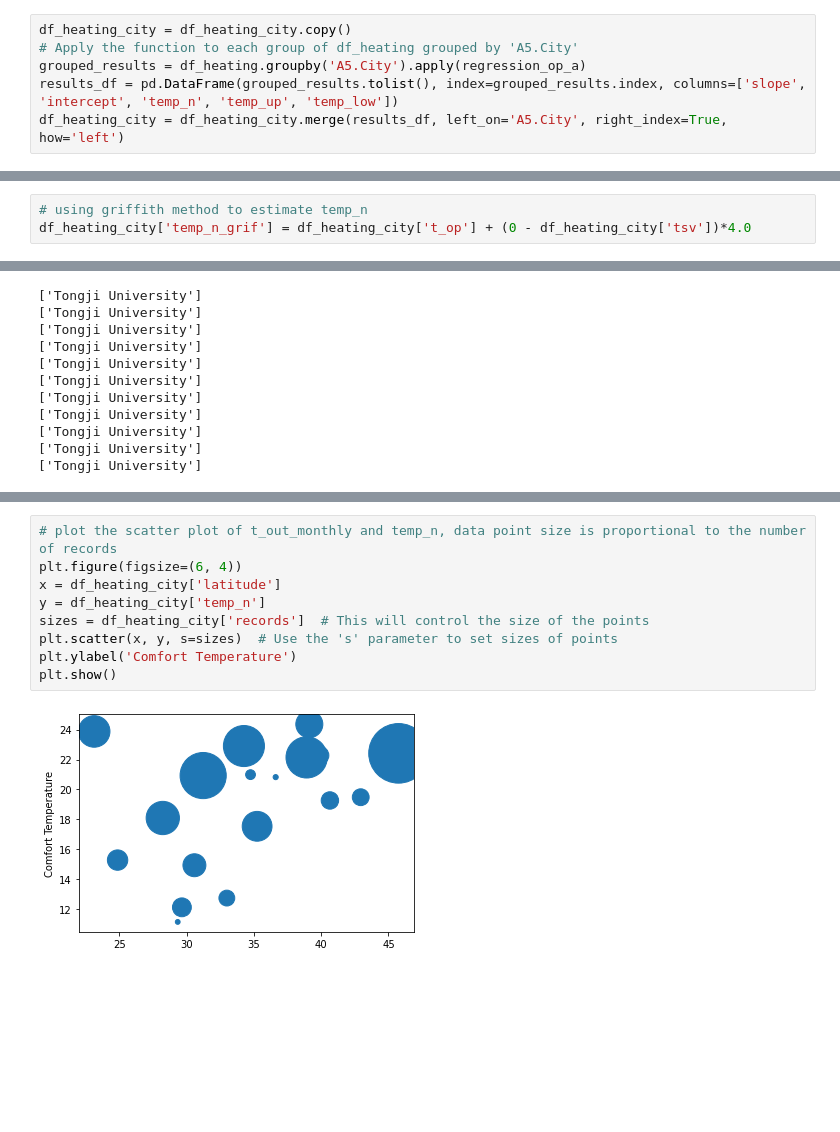
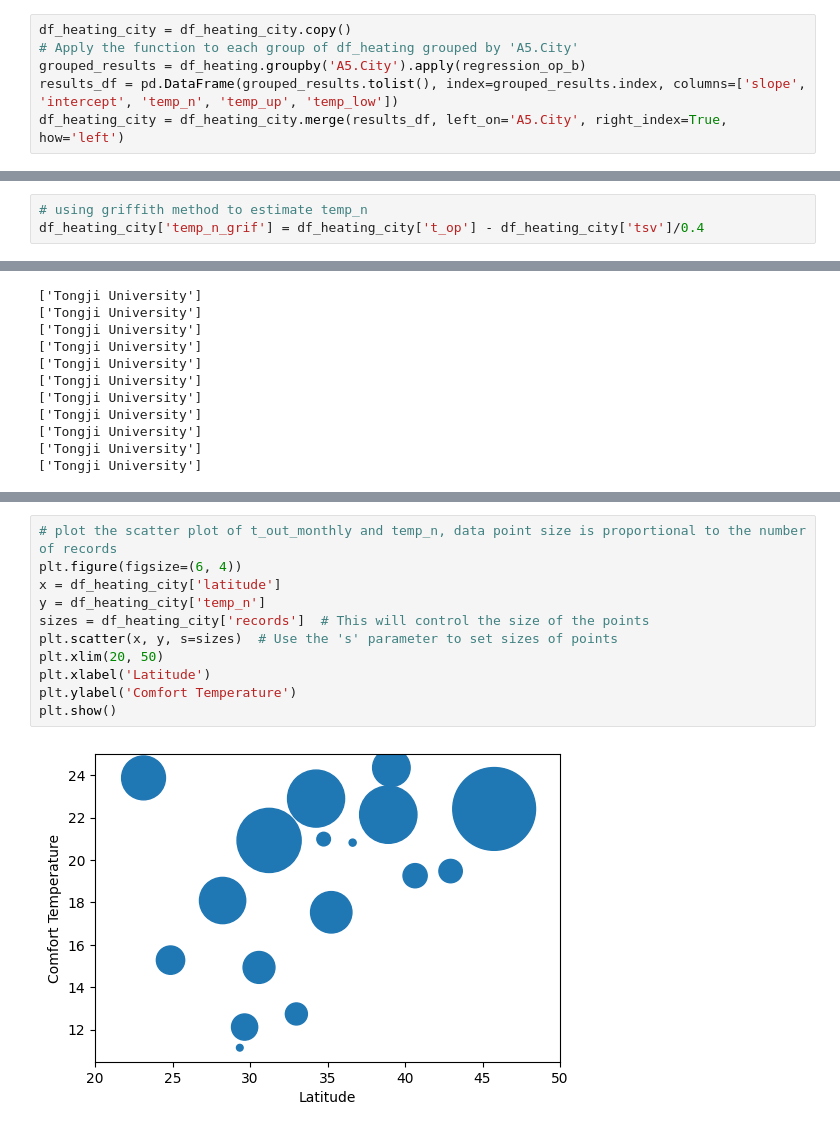
Before and after one commit to ruijis/RD_comfort, a Jupyter notebook: explore.ipynb, the cells around one changed output, grey strips where cells are left out. Cells and saved outputs as stored; diff of their text form; blank space fills up the shorter version.

```diff
--- a/explore.ipynb
+++ b/explore.ipynb
@@ -310,7 +318,7 @@ df_heating_city = df_heating_1.groupby('A5.City').agg(
 # %%
 df_heating_city = df_heating_city.copy()
 # Apply the function to each group of df_heating grouped by 'A5.City'
-grouped_results = df_heating.groupby('A5.City').apply(regression_op_a)
+grouped_results = df_heating.groupby('A5.City').apply(regression_op_b)
 results_df = pd.DataFrame(grouped_results.tolist(), index=grouped_results.index, columns=['slope', 'intercept', 'temp_n', 'temp_up', 'temp_low'])
 df_heating_city = df_heating_city.merge(results_df, left_on='A5.City', right_index=True, how='left')
 # %%
@@ -328,7 +336,7 @@ df_heating_city = df_heating_city.merge(results_df, left_on='A5.City', right_ind
 # df_heating_city = df_heating_city.append({'A5.City': 'Delhi', 'records': 96, 't_op': 21.5383, 'tsv': -0.72916, 'latitude': 28.70, 'slope': np.nan, 'intercept': np.nan, 'temp_n': 22.05647, 'temp_up': np.nan, 'temp_low': np.nan}, ignore_index=True)
 # %%
 # using griffith method to estimate temp_n
-df_heating_city['temp_n_grif'] = df_heating_city['t_op'] + (0 - df_heating_city['tsv'])*4.0
+df_heating_city['temp_n_grif'] = df_heating_city['t_op'] - df_heating_city['tsv']/0.4
 # %%
 # find the A3.Data Contributor in df_heating when A5.City is 'FujianProvinceFuzhouCity'
 for i in ['FujianProvinceFuzhouCity', 'FujianProvinceNanpingCity', 'FujianProvinceZhenjiangCity', 'HainanProvinceSanyaCity', 'HenanProvinceKaifengCity', 'HenanProvincePingdingshanCity', 'HunanProvinceHengyangCity', 'ShandongProvinceQingdaoCity', 'ShandongProvinceXintaiCity', 'ShandongProvinceYantaiCity', 'ShanxiProvinceLvliangfenyangCity']:
@@ -398,14 +406,16 @@ plt.show()
 # %%
 # plot the scatter plot of t_out_monthly and temp_n, data point size is proportional to the number of records
 plt.figure(figsize=(6, 4))
 x = df_heating_city['latitude']
 y = df_heating_city['temp_n']
 sizes = df_heating_city['records']  # This will control the size of the points
 plt.scatter(x, y, s=sizes)  # Use the 's' parameter to set sizes of points
+plt.xlim(20, 50)
+plt.xlabel('Latitude')
 plt.ylabel('Comfort Temperature')
 plt.show()
 # %% [output]
-[figure, old version]
+[figure, new version]
 # %%
 # plot the scatter plot of t_out_monthly and temp_n, data point size is proportional to the number of records
 plt.figure(figsize=(6, 4))
```
Also changed, not shown: parts of 5 cells of this notebook.
